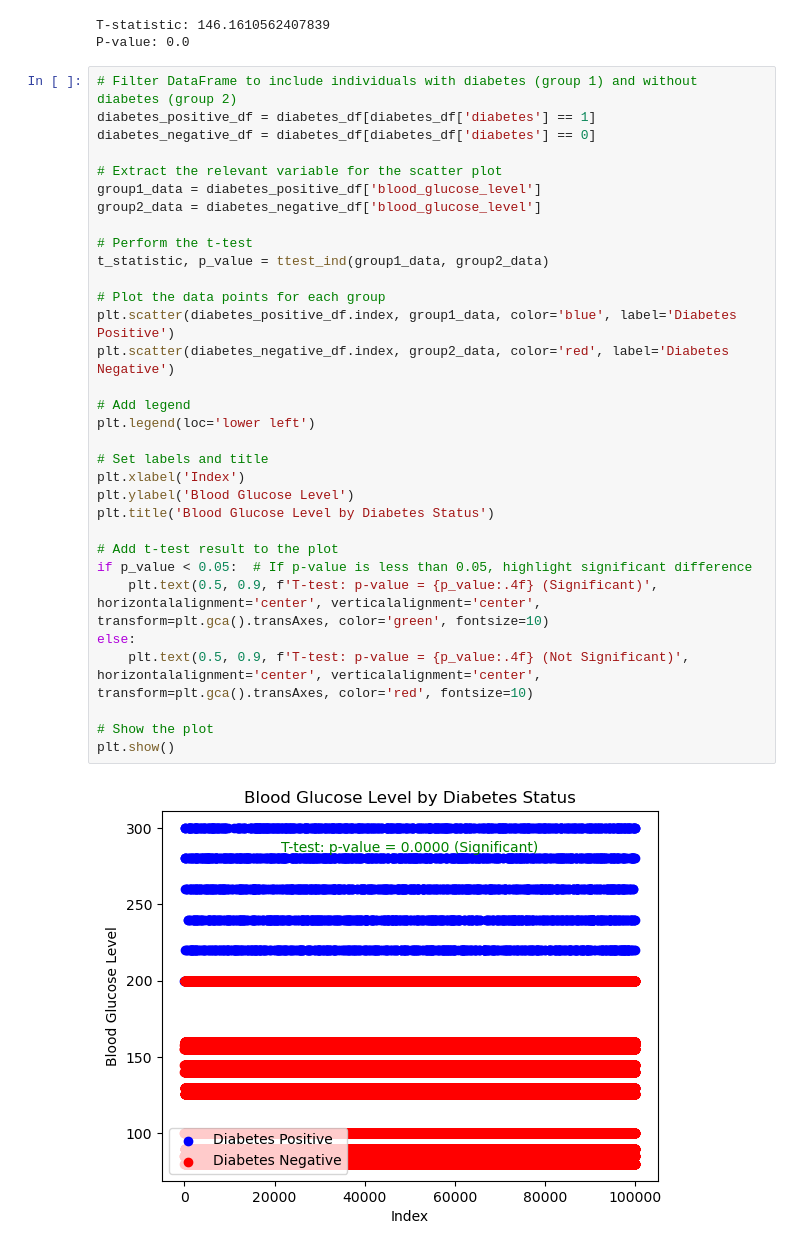
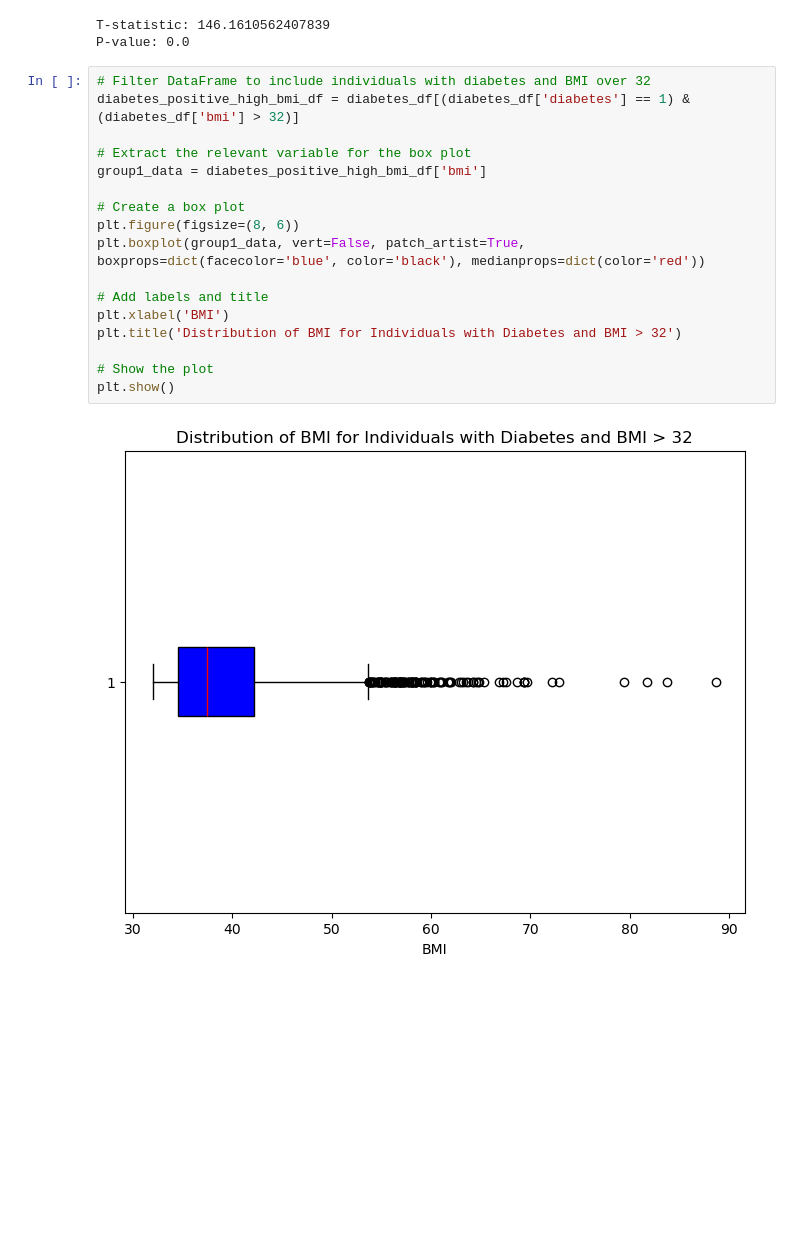
Before and after one commit to paulettepetracco/diabetes_predictive_analysis, a Jupyter notebook: diabetes_analysis.ipynb, the cells around one changed output. Drawn from its saved outputs; the diff is of its cells as text; blank space fills up the shorter version.

```diff
--- a/diabetes_analysis.ipynb
+++ b/diabetes_analysis.ipynb
@@ -561,37 +385,22 @@ print("P-value:", p_value)
 # %% [output]
 T-statistic: 146.1610562407839
 P-value: 0.0
-# %%
-# Filter DataFrame to include individuals with diabetes (group 1) and without diabetes (group 2)
-diabetes_positive_df = diabetes_df[diabetes_df['diabetes'] == 1]
-diabetes_negative_df = diabetes_df[diabetes_df['diabetes'] == 0]
-
-# Extract the relevant variable for the scatter plot
-group1_data = diabetes_positive_df['blood_glucose_level']
-group2_data = diabetes_negative_df['blood_glucose_level']
-
-# Perform the t-test
-t_statistic, p_value = ttest_ind(group1_data, group2_data)
-
-# Plot the data points for each group
-plt.scatter(diabetes_positive_df.index, group1_data, color='blue', label='Diabetes Positive')
-plt.scatter(diabetes_negative_df.index, group2_data, color='red', label='Diabetes Negative')
-
-# Add legend
-plt.legend(loc='lower left')
-
-# Set labels and title
-plt.xlabel('Index')
-plt.ylabel('Blood Glucose Level')
-plt.title('Blood Glucose Level by Diabetes Status')
-
-# Add t-test result to the plot
-if p_value < 0.05:  # If p-value is less than 0.05, highlight significant difference
-    plt.text(0.5, 0.9, f'T-test: p-value = {p_value:.4f} (Significant)', horizontalalignment='center', verticalalignment='center', transform=plt.gca().transAxes, color='green', fontsize=10)
-else:
-    plt.text(0.5, 0.9, f'T-test: p-value = {p_value:.4f} (Not Significant)', horizontalalignment='center', verticalalignment='center', transform=plt.gca().transAxes, color='red', fontsize=10)
-
-# Show the plot
-plt.show()
-# %% [output]
-[figure, removed]
+# %%
+# Filter DataFrame to include individuals with diabetes and BMI over 32
+diabetes_positive_high_bmi_df = diabetes_df[(diabetes_df['diabetes'] == 1) & (diabetes_df['bmi'] > 32)]
+
+# Extract the relevant variable for the box plot
+group1_data = diabetes_positive_high_bmi_df['bmi']
+
+# Create a box plot
+plt.figure(figsize=(8, 6))
+plt.boxplot(group1_data, vert=False, patch_artist=True, boxprops=dict(facecolor='blue', color='black'), medianprops=dict(color='red'))
+
+# Add labels and title
+plt.xlabel('BMI')
+plt.title('Distribution of BMI for Individuals with Diabetes and BMI > 32')
+
+# Show the plot
+plt.show()
+# %% [output]
+[figure, added]
```
Also changed, not shown: parts of 16 cells of this notebook.
